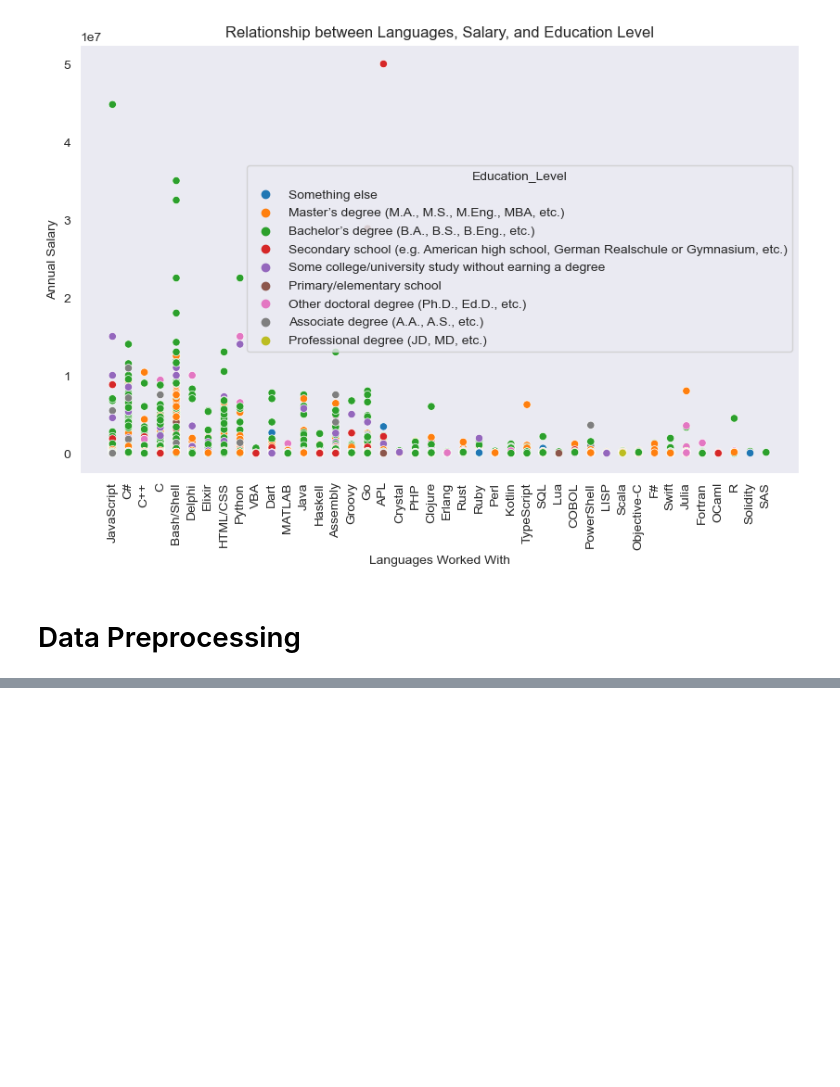
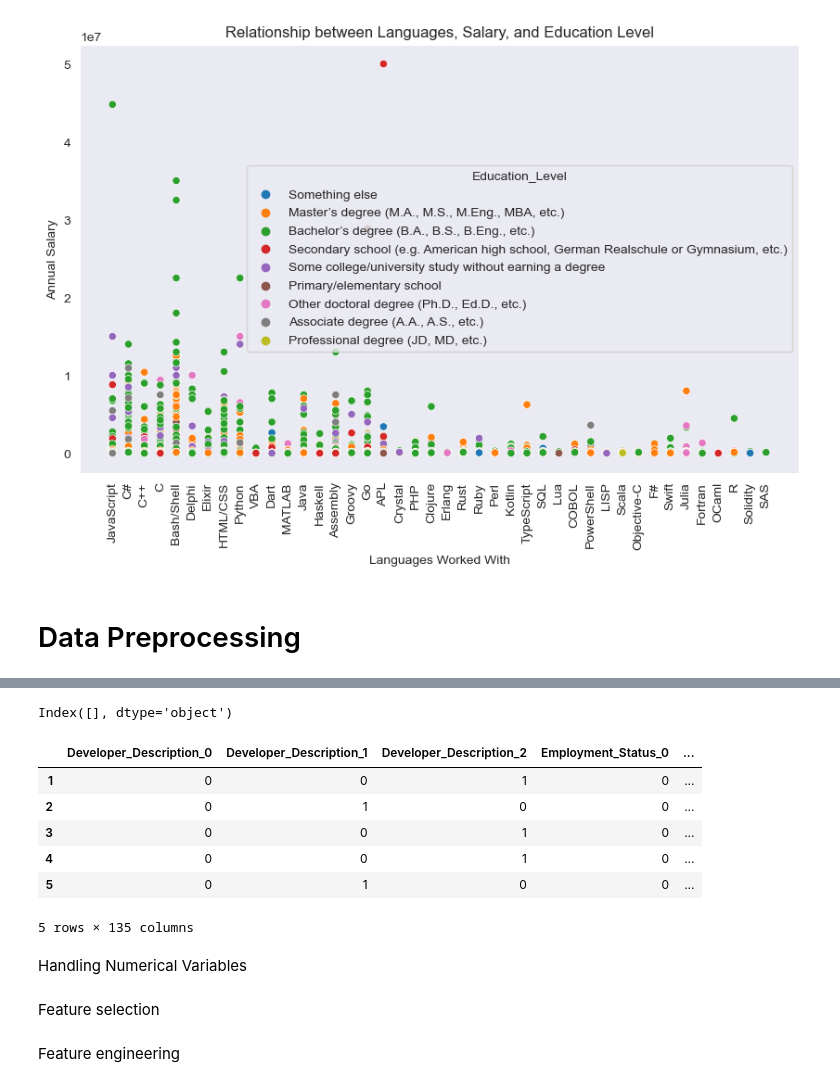
Before and after one commit to paddyokore/developer-salary-prediction, a Jupyter notebook: predicting_developer_salaries.ipynb, the cells around one changed output, grey strips where cells are left out. Drawn from its saved outputs; the diff is of its cells as text; code cells hidden in the pictures; blank space fills up the shorter version.

```diff
--- a/predicting_developer_salaries.ipynb
+++ b/predicting_developer_salaries.ipynb
@@ -1216,0 +1275,6 @@ Our data mostly contains categorical variables that need to be preprocessed via
+# %%
+columns_to_ordinal_encode = ['Education_Level', 'OrgSize', 'PurchaseInfluence', 'Blockchain_Sentiment', 'SOVisitFreq',
+                             'SOA_ParticipationFreq', 'Age', 'Extroverted', 'Siloed_Teams', 'Information_Availability',
+                             'Well_Resourced', 'Info_Answ_Resource', 'Recurring_Responses', 'Workflow_Interruptions',
+                             'External_Team_Assistance', 'External_Team_Interaction', 'Knowledge_Silos',
+                             'TimeSearching_Answers', 'TimeAnswering', 'Onboarding_Duration', 'SurveyLength', 'SurveyEase']
@@ -1228,0 +1358,22 @@ Outlier Detection and Handling
+# %%
+# drop deleted columns
+df_encod = dropping_columns(df_encod, deletedf)
+
+# confirm no categorical variables
+print(df_encod.select_dtypes(include='object').columns)
+df_encod.head()
+# %% [output]
+Index([], dtype='object')
+|  | Developer_Description_0 | Developer_Description_1 | Developer_Description_2 | Employment_Status_0 | ... |
+| 1 | 0 | 0 | 1 | 0 | ... |
+| 2 | 0 | 1 | 0 | 0 | ... |
+| 3 | 0 | 0 | 1 | 0 | ... |
+| 4 | 0 | 0 | 1 | 0 | ... |
+| 5 | 0 | 1 | 0 | 0 | ... |
+5 rows × 135 columns
+# %% [markdown]
+Handling Numerical Variables
+# %% [markdown]
+Feature selection
+# %% [markdown]
+Feature engineering
```
Also changed, not shown: parts of 19 cells of this notebook.
